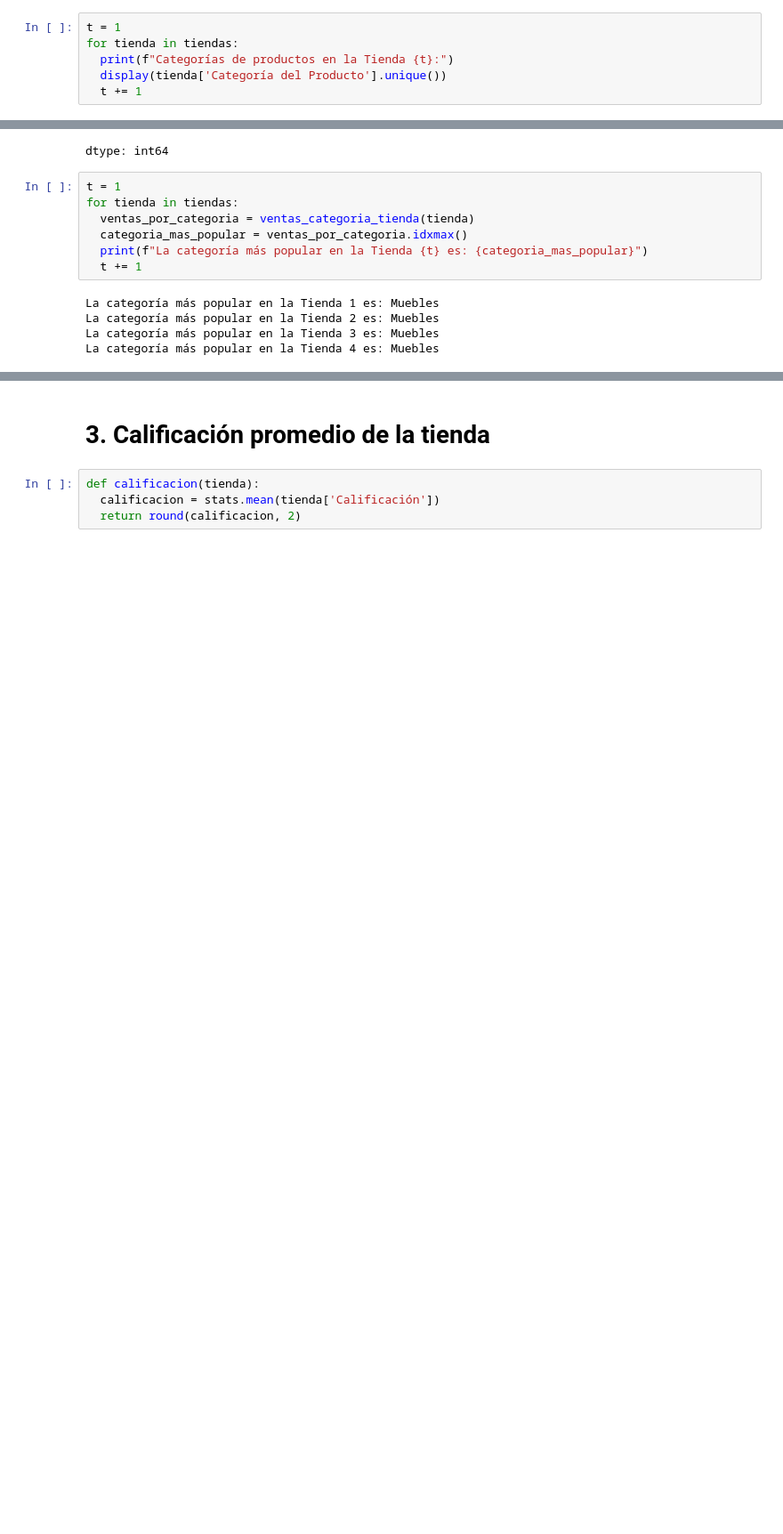
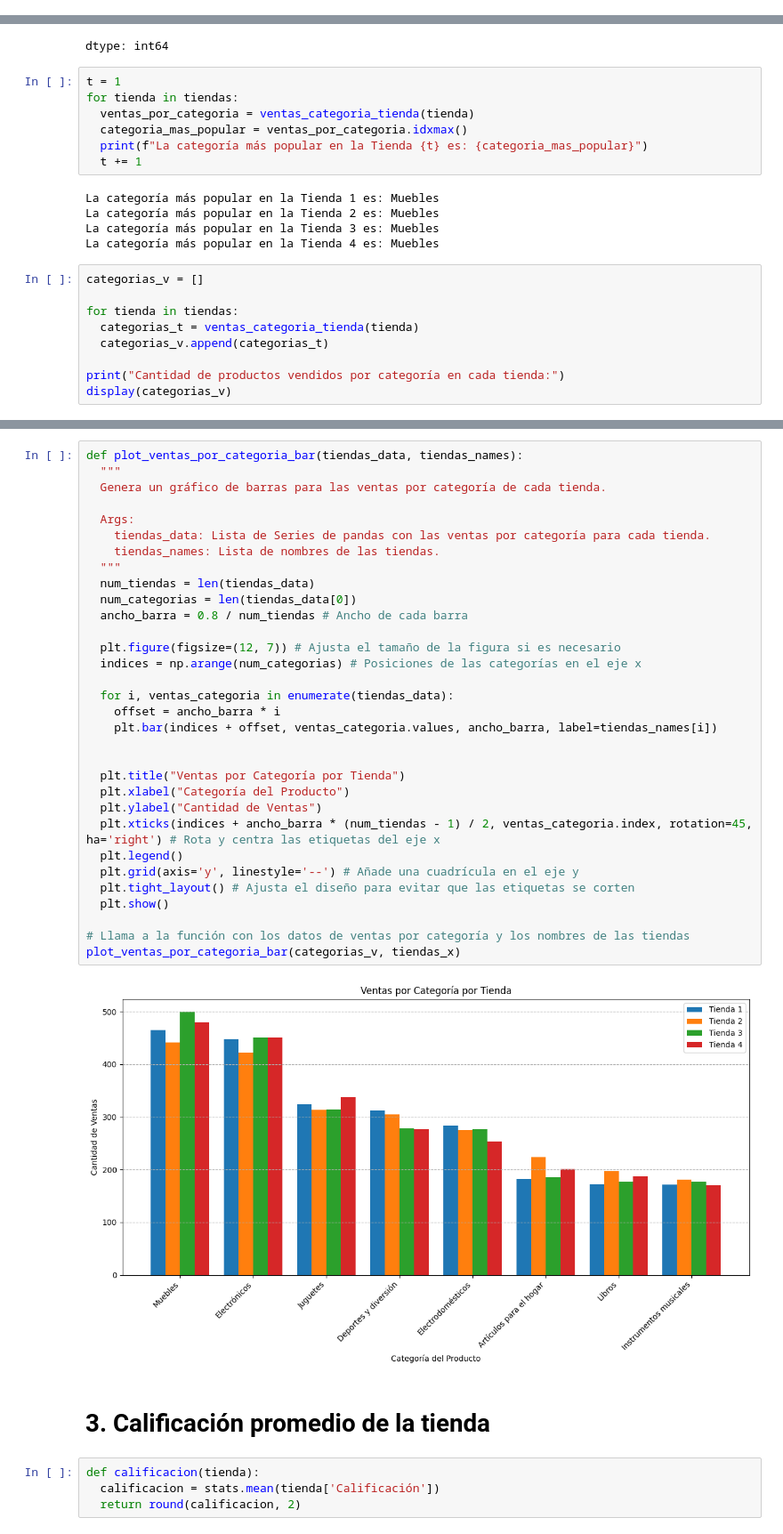
Before and after one commit to npssdu/challenge1-data-science-latam, a Jupyter notebook: AluraStoreLatam.ipynb, the cells around one changed output, grey strips where cells are left out. Shown: that part at 89% size. Cells and saved outputs as stored; diff of their text form; blank space fills up the shorter version.

```diff
--- a/AluraStoreLatam.ipynb
+++ b/AluraStoreLatam.ipynb
@@ -98,9 +98,3 @@ La Tienda 3 relizó 2,359 ventas con un total de ingresos de: $1,098,019,600.0
 La Tienda 4 relizó 2,358 ventas con un total de ingresos de: $1,038,375,700.0
 # %% [markdown]
 # 2. Ventas por categoría
-# %%
-t = 1
-for tienda in tiendas:
-  print(f"Categorías de productos en la Tienda {t}:")
-  display(tienda['Categoría del Producto'].unique())
-  t += 1
@@ -193,3 +170,12 @@ La categoría más popular en la Tienda 1 es: Muebles
 La categoría más popular en la Tienda 2 es: Muebles
 La categoría más popular en la Tienda 3 es: Muebles
 La categoría más popular en la Tienda 4 es: Muebles
+# %%
+categorias_v = []
+
+for tienda in tiendas:
+  categorias_t = ventas_categoria_tienda(tienda)
+  categorias_v.append(categorias_t)
+
+print("Cantidad de productos vendidos por categoría en cada tienda:")
+display(categorias_v)
@@ -196,3 +201,37 @@ La categoría más popular en la Tienda 4 es: Muebles
+# %%
+def plot_ventas_por_categoria_bar(tiendas_data, tiendas_names):
+  """
+  Genera un gráfico de barras para las ventas por categoría de cada tienda.
+
+  Args:
+    tiendas_data: Lista de Series de pandas con las ventas por categoría para cada tienda.
+    tiendas_names: Lista de nombres de las tiendas.
+  """
+  num_tiendas = len(tiendas_data)
+  num_categorias = len(tiendas_data[0])
+  ancho_barra = 0.8 / num_tiendas # Ancho de cada barra
+
+  plt.figure(figsize=(12, 7)) # Ajusta el tamaño de la figura si es necesario
+  indices = np.arange(num_categorias) # Posiciones de las categorías en el eje x
+
+  for i, ventas_categoria in enumerate(tiendas_data):
+    offset = ancho_barra * i
+    plt.bar(indices + offset, ventas_categoria.values, ancho_barra, label=tiendas_names[i])
+
+
+  plt.title("Ventas por Categoría por Tienda")
+  plt.xlabel("Categoría del Producto")
+  plt.ylabel("Cantidad de Ventas")
+  plt.xticks(indices + ancho_barra * (num_tiendas - 1) / 2, ventas_categoria.index, rotation=45, ha='right') # Rota y centra las etiquetas del eje x
+  plt.legend()
+  plt.grid(axis='y', linestyle='--') # Añade una cuadrícula en el eje y
+  plt.tight_layout() # Ajusta el diseño para evitar que las etiquetas se corten
+  plt.show()
+
+# Llama a la función con los datos de ventas por categoría y los nombres de las tiendas
+plot_ventas_por_categoria_bar(categorias_v, tiendas_x)
+# %% [output]
+[figure, added]
 # %% [markdown]
 # 3. Calificación promedio de la tienda
 # %%
```
Also changed, not shown: parts of 5 cells of this notebook.
